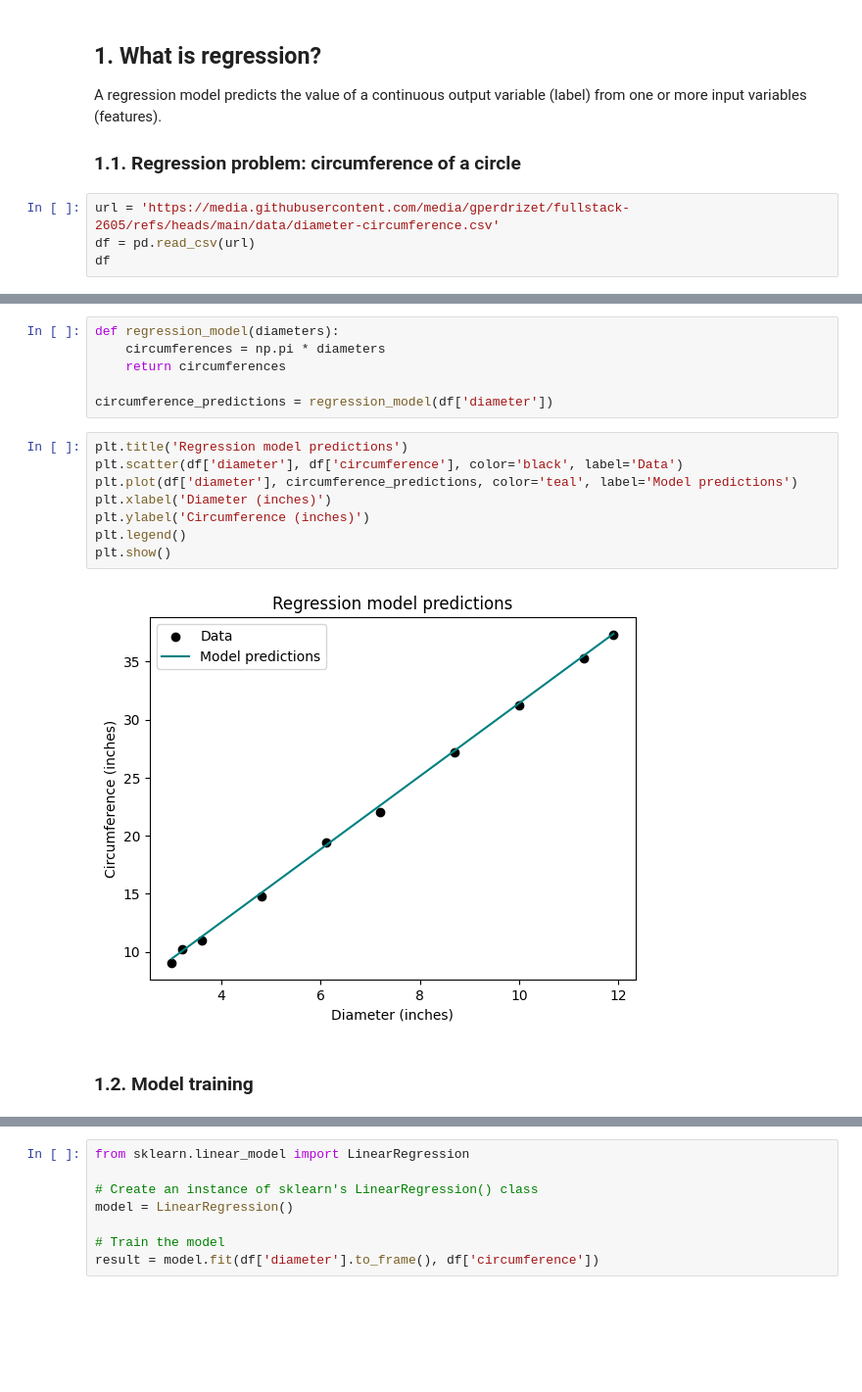
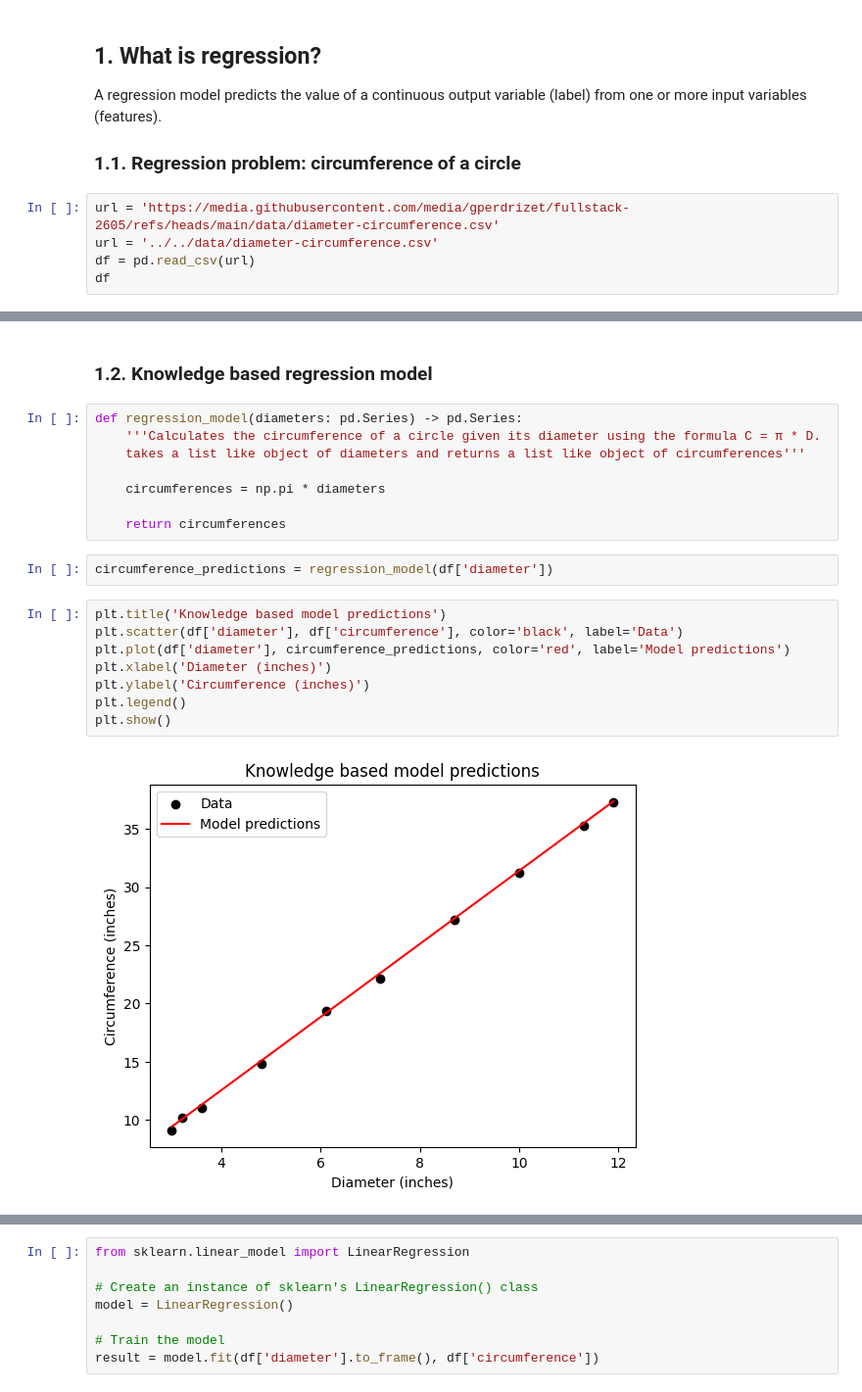
Before and after one commit to gperdrizet/fullstack-2605, a Jupyter notebook: unit-3/lesson-19/lesson-19-demo.ipynb, the cells around one changed output, grey strips where cells are left out. Shown at 98% size. Drawn from its saved outputs; the diff is of its cells as text; blank space fills up the shorter version.

```diff
--- a/unit-3/lesson-19/lesson-19-demo.ipynb
+++ b/unit-3/lesson-19/lesson-19-demo.ipynb
@@ -39,6 +39,7 @@ A regression model predicts the value of a continuous output variable (label) fr
 ### 1.1. Regression problem: circumference of a circle
 # %%
 url = 'https://media.githubusercontent.com/media/gperdrizet/fullstack-2605/refs/heads/main/data/diameter-circumference.csv'
+url = '../../data/diameter-circumference.csv'
 df = pd.read_csv(url)
 df
 # %% [output]
@@ -56,18 +57,22 @@ df
+# %% [markdown]
+### 1.2. Knowledge based regression model
 # %%
-def regression_model(diameters):
+def regression_model(diameters: pd.Series) -> pd.Series:
+    '''Calculates the circumference of a circle given its diameter using the formula C = π * D.
+    takes a list like object of diameters and returns a list like object of circumferences'''
+
     circumferences = np.pi * diameters
+
     return circumferences
-
-circumference_predictions = regression_model(df['diameter'])
+# %%
+circumference_predictions = regression_model(df['diameter'])
 # %%
-plt.title('Regression model predictions')
+plt.title('Knowledge based model predictions')
 plt.scatter(df['diameter'], df['circumference'], color='black', label='Data')
-plt.plot(df['diameter'], circumference_predictions, color='teal', label='Model predictions')
+plt.plot(df['diameter'], circumference_predictions, color='red', label='Model predictions')
 plt.xlabel('Diameter (inches)')
 plt.ylabel('Circumference (inches)')
 plt.legend()
 plt.show()
 # %% [output]
-[figure, old version]
+[figure, new version]
-# %% [markdown]
-### 1.2. Model training
```
Also changed, not shown: parts of 24 cells of this notebook, 1 other file.
